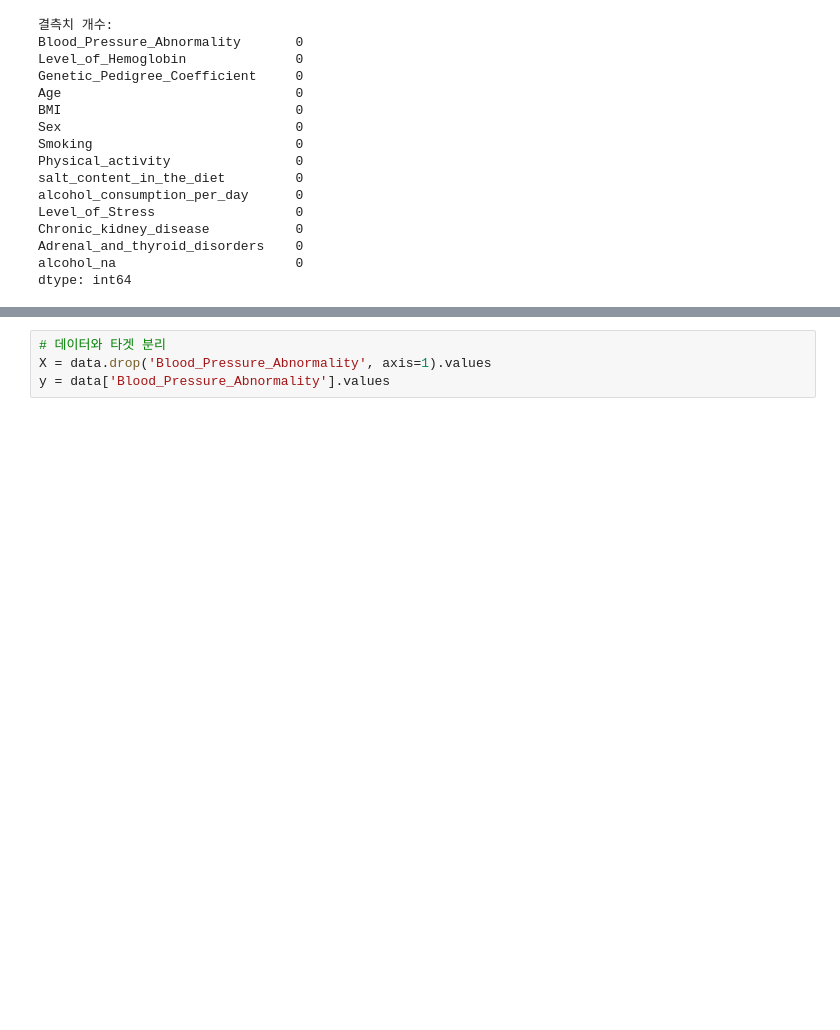
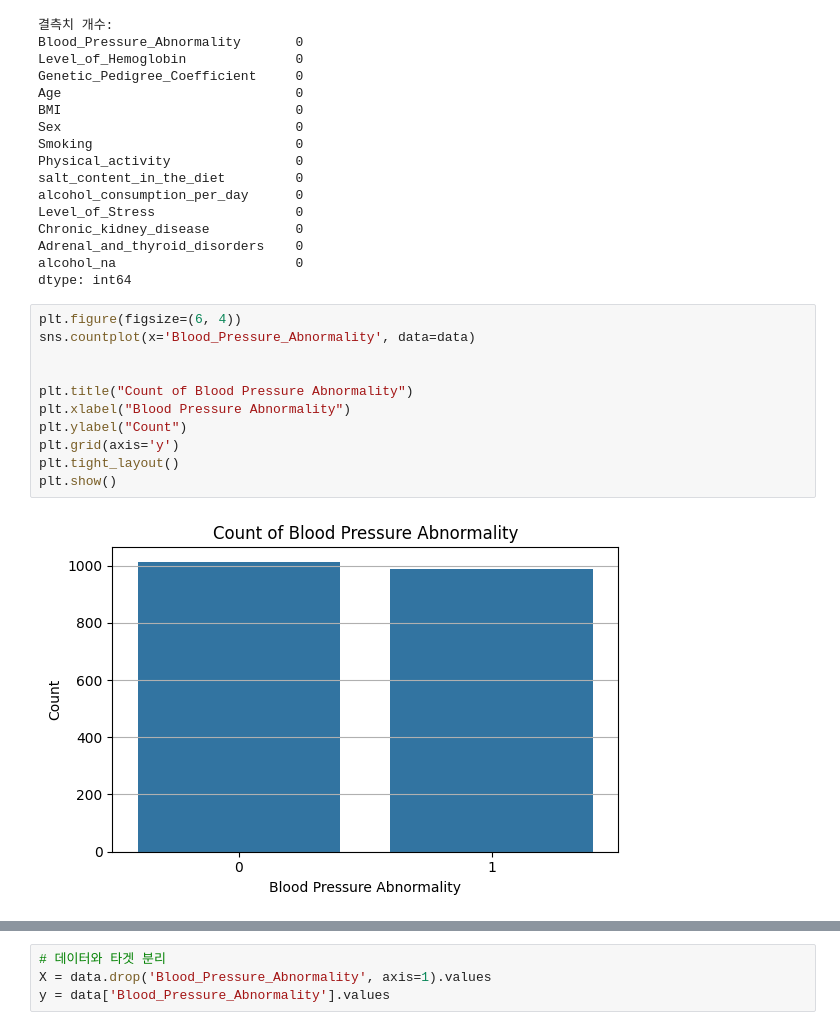
Before and after one commit to Tea-Yeon-Kim/AI-Class, a Jupyter notebook: week7/BP_data_classfication.ipynb, the cells around one changed output, grey strips where cells are left out. Drawn from its saved outputs; the diff is of its cells as text; blank space fills up the shorter version.

```diff
--- a/week7/BP_data_classfication.ipynb
+++ b/week7/BP_data_classfication.ipynb
@@ -114,3 +115,16 @@ Chronic_kidney_disease           0
 Adrenal_and_thyroid_disorders    0
 alcohol_na                       0
 dtype: int64
+# %%
+plt.figure(figsize=(6, 4))
+sns.countplot(x='Blood_Pressure_Abnormality', data=data)
+
+
+plt.title("Count of Blood Pressure Abnormality")
+plt.xlabel("Blood Pressure Abnormality")
+plt.ylabel("Count")
+plt.grid(axis='y')
+plt.tight_layout()
+plt.show()
+# %% [output]
+[figure, added]
```
Also changed, not shown: parts of 26 cells of this notebook.
